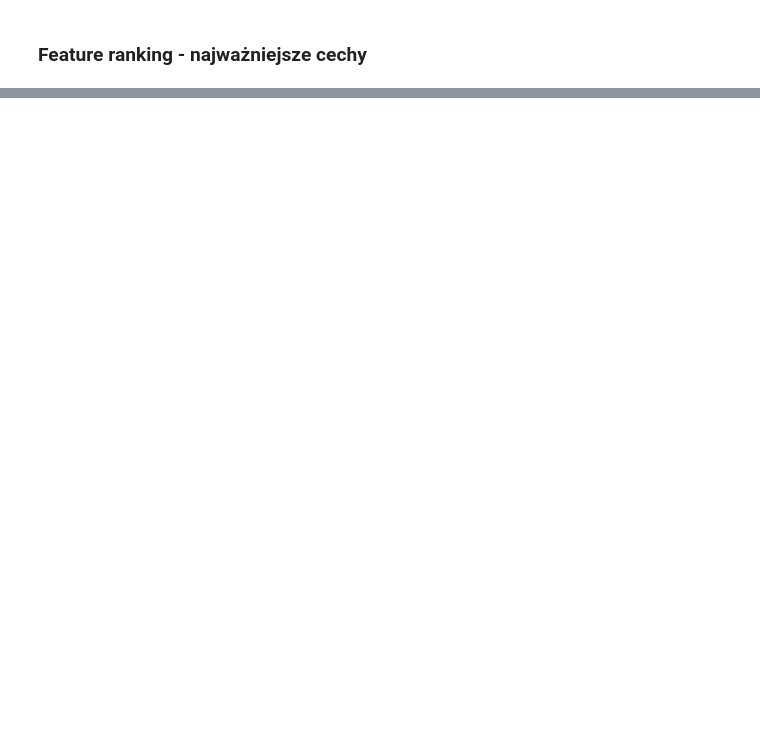
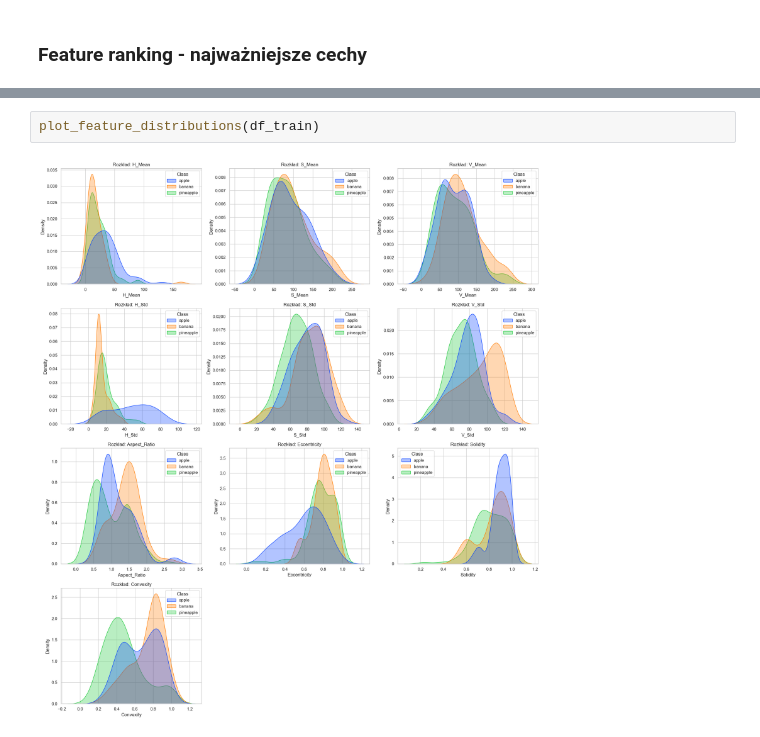
Before and after one commit to amalolepszy/fruit-image-recognition, a Jupyter notebook: notebook.ipynb, the cells around one changed output, grey strips where cells are left out. Cells and saved outputs as stored; diff of their text form; blank space fills up the shorter version.

Commit message:
Add feature distribution plot

```diff
--- a/notebook.ipynb
+++ b/notebook.ipynb
@@ -597,0 +654,4 @@ plt.show()
+# %%
+plot_feature_distributions(df_train)
+# %% [output]
+[figure, added]
```
Also changed, not shown: parts of 17 cells of this notebook.
